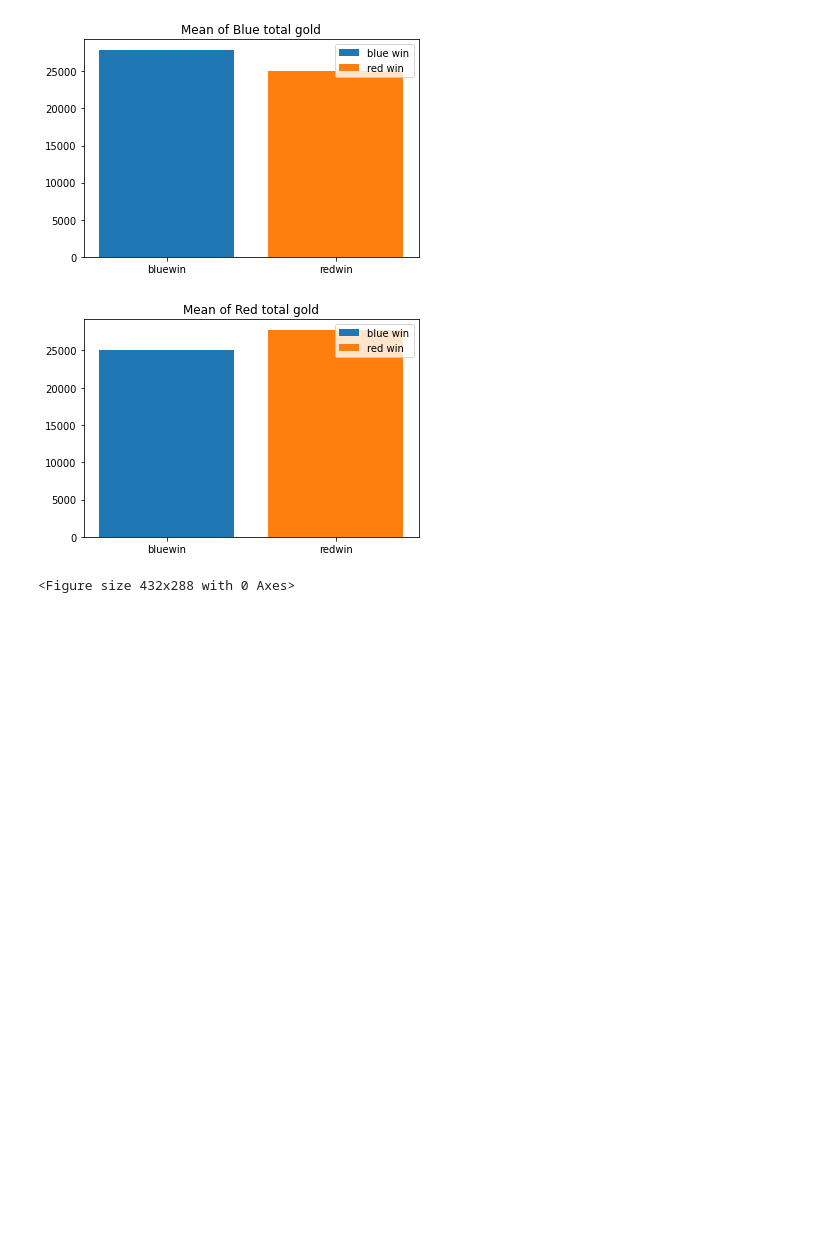
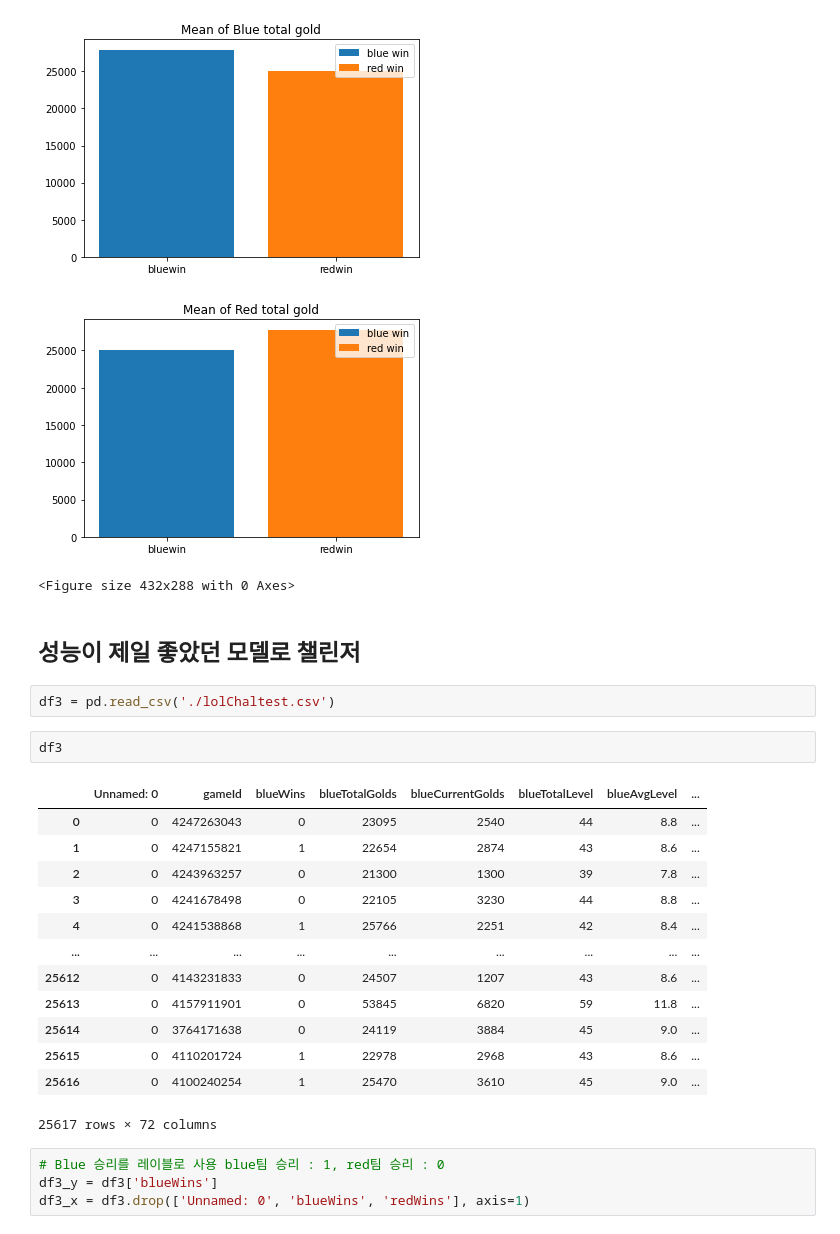
Before and after one commit to elixter/LOL_data_test, a Jupyter notebook: lol_final.ipynb, the cells around one changed output. Saved outputs shown, nothing was run; the diff lists cells and outputs as text; blank space fills up the shorter version.

```diff
--- a/lol_final.ipynb
+++ b/lol_final.ipynb
@@ -1086,3 +1086,27 @@ plt.close()
 [figure]
 [figure]
 <Figure size 432x288 with 0 Axes>
+# %% [markdown]
+## 성능이 제일 좋았던 모델로 챌린저
+# %%
+df3 = pd.read_csv('./lolChaltest.csv')
+# %%
+df3
+# %% [output]
+|  | Unnamed: 0 | gameId | blueWins | blueTotalGolds | blueCurrentGolds | blueTotalLevel | blueAvgLevel | ... |
+| 0 | 0 | 4247263043 | 0 | 23095 | 2540 | 44 | 8.8 | ... |
+| 1 | 0 | 4247155821 | 1 | 22654 | 2874 | 43 | 8.6 | ... |
+| 2 | 0 | 4243963257 | 0 | 21300 | 1300 | 39 | 7.8 | ... |
+| 3 | 0 | 4241678498 | 0 | 22105 | 3230 | 44 | 8.8 | ... |
+| 4 | 0 | 4241538868 | 1 | 25766 | 2251 | 42 | 8.4 | ... |
+| ... | ... | ... | ... | ... | ... | ... | ... | ... |
+| 25612 | 0 | 4143231833 | 0 | 24507 | 1207 | 43 | 8.6 | ... |
+| 25613 | 0 | 4157911901 | 0 | 53845 | 6820 | 59 | 11.8 | ... |
+| 25614 | 0 | 3764171638 | 0 | 24119 | 3884 | 45 | 9.0 | ... |
+| 25615 | 0 | 4110201724 | 1 | 22978 | 2968 | 43 | 8.6 | ... |
+| 25616 | 0 | 4100240254 | 1 | 25470 | 3610 | 45 | 9.0 | ... |
+25617 rows × 72 columns
+# %%
+# Blue 승리를 레이블로 사용 blue팀 승리 : 1, red팀 승리 : 0
+df3_y = df3['blueWins']
+df3_x = df3.drop(['Unnamed: 0', 'blueWins', 'redWins'], axis=1)
```
Also changed, not shown: parts of 2 cells of this notebook, 1 other file.
